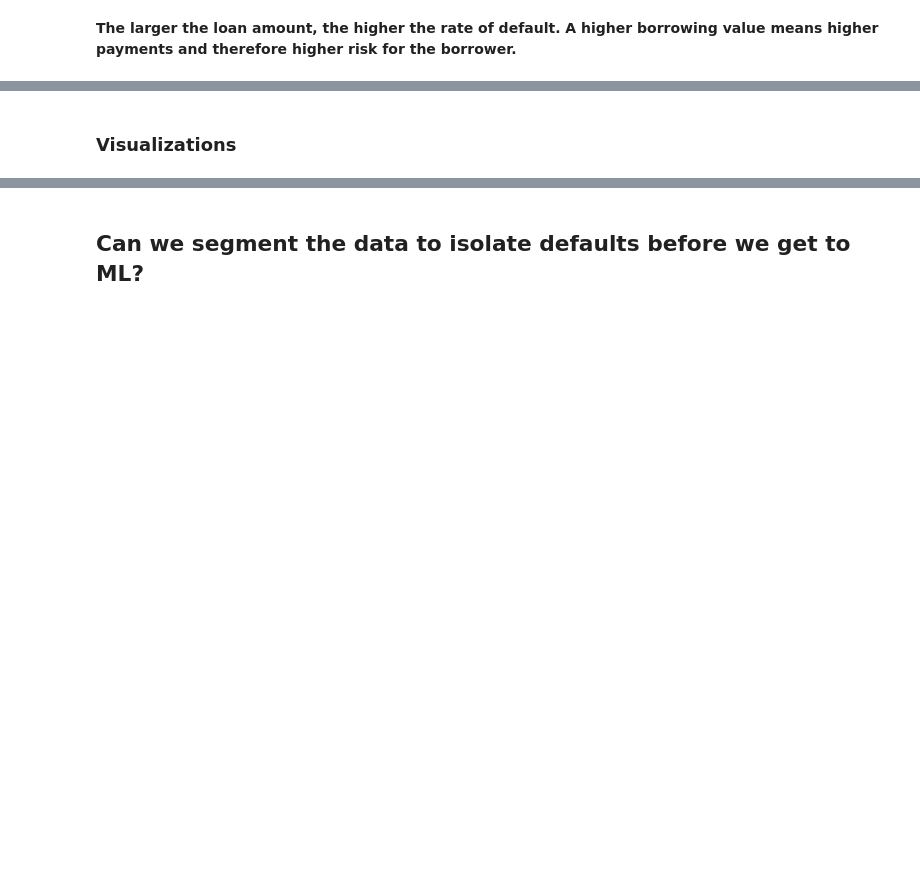
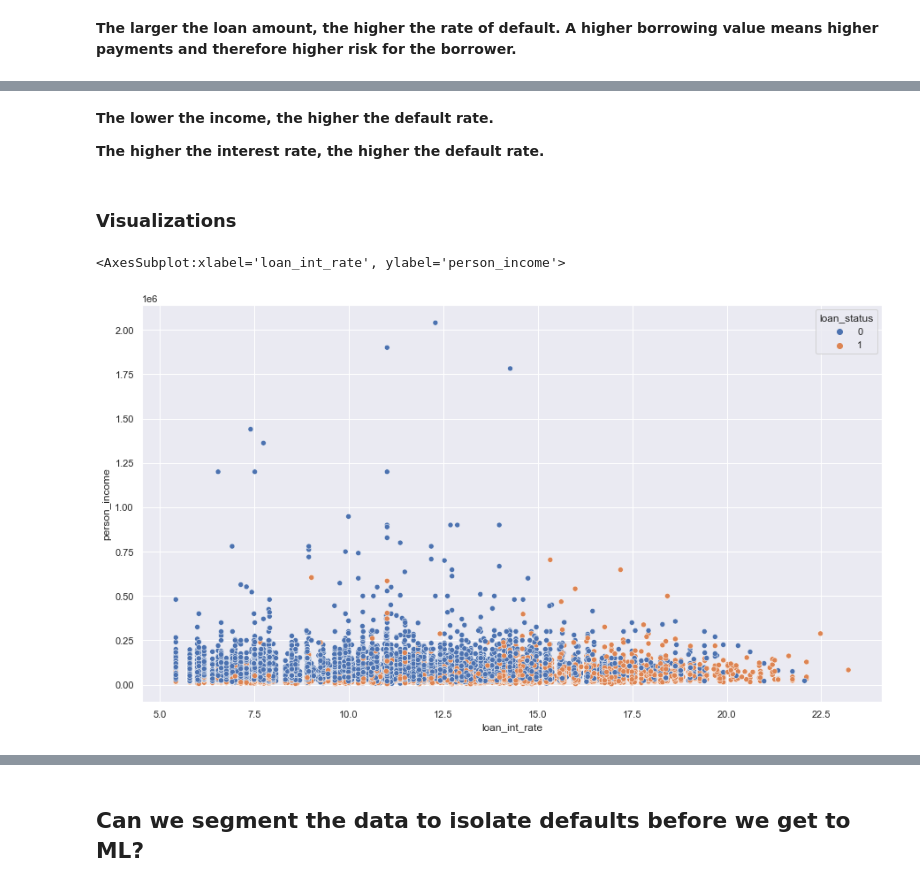
Before and after one commit to WickedoneC/Finance_Projects, a Jupyter notebook: Loan_Analysis/Loan_EDA.ipynb, the cells around one changed output, grey strips where cells are left out. Saved outputs shown, nothing was run; the diff lists cells and outputs as text; code cells hidden in the pictures; blank space fills up the shorter version.

Commit message:
variable summary and scatterplots

```diff
--- a/Loan_Analysis/Loan_EDA.ipynb
+++ b/Loan_Analysis/Loan_EDA.ipynb
@@ -650,3 +656,7 @@ Name: loan_status, dtype: float64
+# %% [markdown]
+**The lower the income, the higher the default rate.**
+
+**The higher the interest rate, the higher the default rate.**
 # %% [markdown]
 ### Visualizations
 # %%
@@ -663,3 +675,5 @@ Name: loan_status, dtype: float64
 # income group with loan size or loan to income ratio, legend = loan status
 
 # save the images down for write-up?
+# %%
+sns.set(rc={'figure.figsize':(15,8.27)})
@@ -665,0 +688,5 @@ Name: loan_status, dtype: float64
+# %%
+sns.scatterplot(x = df['loan_int_rate'], y = df['person_income'], hue = df['loan_status'])
+# %% [output]
+<AxesSubplot:xlabel='loan_int_rate', ylabel='person_income'>
+[figure, added]
```
Also changed, not shown: parts of 18 cells of this notebook.
